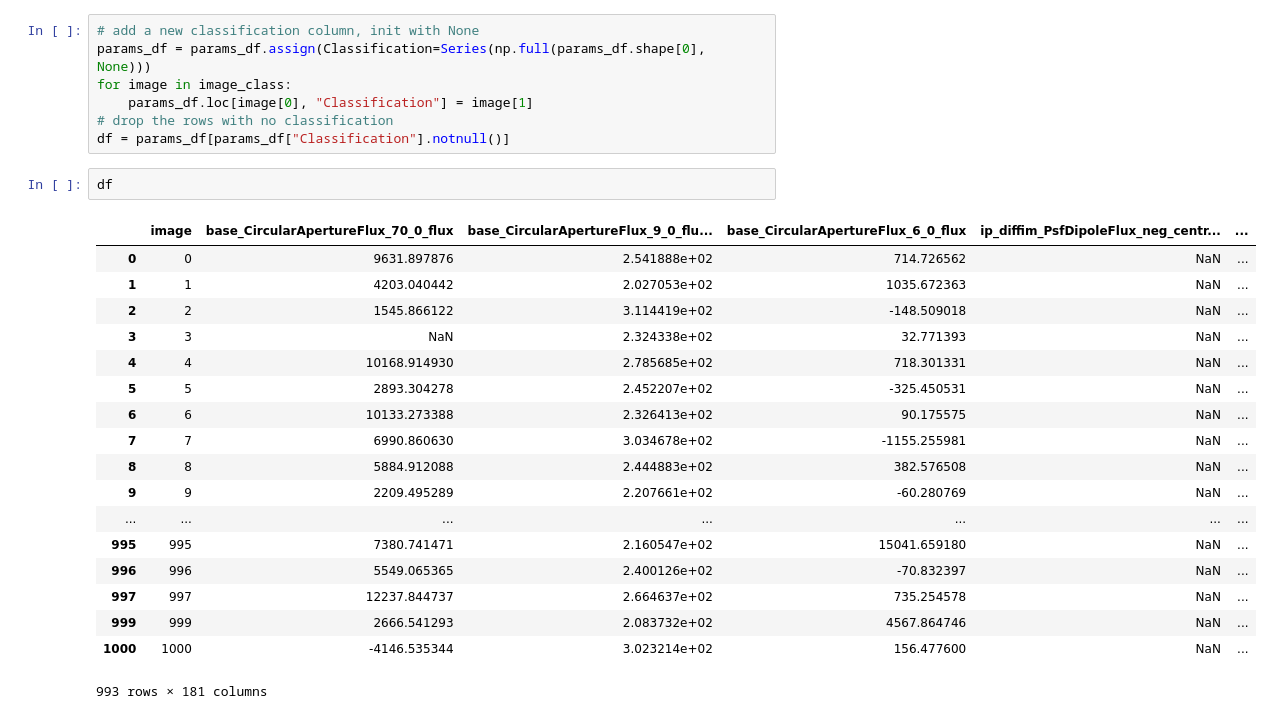
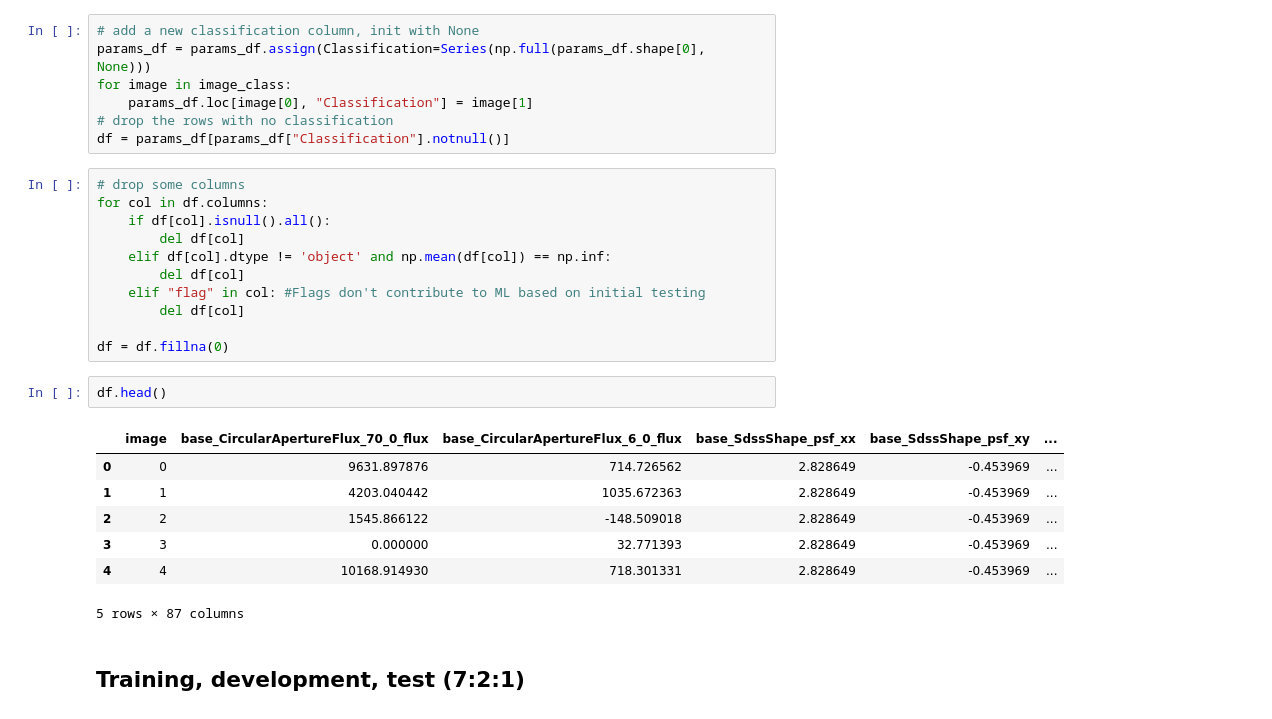
Before and after one commit to parejkoj/LSST-Zoo, a Jupyter notebook: ML/new_try.ipynb, the cells around one changed output. Drawn from its saved outputs; the diff is of its cells as text.

```diff
--- a/ML/new_try.ipynb
+++ b/ML/new_try.ipynb
@@ -40,24 +43,26 @@ for image in image_class:
     params_df.loc[image[0], "Classification"] = image[1]
 # drop the rows with no classification
 df = params_df[params_df["Classification"].notnull()]
+# %%
+# drop some columns
+for col in df.columns:
+    if df[col].isnull().all():
+        del df[col]
+    elif df[col].dtype != 'object' and np.mean(df[col]) == np.inf:
+        del df[col]
+    elif "flag" in col: #Flags don't contribute to ML based on initial testing
+        del df[col]
+
+df = df.fillna(0)
 # %%
-df
+df.head()
 # %% [output]
-|  | image | base_CircularApertureFlux_70_0_flux | base_CircularApertureFlux_9_0_flu... | base_CircularApertureFlux_6_0_flux | ip_diffim_PsfDipoleFlux_neg_centr... | ... |
-| 0 | 0 | 9631.897876 | 2.541888e+02 | 714.726562 | NaN | ... |
-| 1 | 1 | 4203.040442 | 2.027053e+02 | 1035.672363 | NaN | ... |
-| 2 | 2 | 1545.866122 | 3.114419e+02 | -148.509018 | NaN | ... |
-| 3 | 3 | NaN | 2.324338e+02 | 32.771393 | NaN | ... |
-| 4 | 4 | 10168.914930 | 2.785685e+02 | 718.301331 | NaN | ... |
-| 5 | 5 | 2893.304278 | 2.452207e+02 | -325.450531 | NaN | ... |
-| 6 | 6 | 10133.273388 | 2.326413e+02 | 90.175575 | NaN | ... |
-| 7 | 7 | 6990.860630 | 3.034678e+02 | -1155.255981 | NaN | ... |
-| 8 | 8 | 5884.912088 | 2.444883e+02 | 382.576508 | NaN | ... |
-| 9 | 9 | 2209.495289 | 2.207661e+02 | -60.280769 | NaN | ... |
-| ... | ... | ... | ... | ... | ... | ... |
-| 995 | 995 | 7380.741471 | 2.160547e+02 | 15041.659180 | NaN | ... |
-| 996 | 996 | 5549.065365 | 2.400126e+02 | -70.832397 | NaN | ... |
-| 997 | 997 | 12237.844737 | 2.664637e+02 | 735.254578 | NaN | ... |
-| 999 | 999 | 2666.541293 | 2.083732e+02 | 4567.864746 | NaN | ... |
-| 1000 | 1000 | -4146.535344 | 3.023214e+02 | 156.477600 | NaN | ... |
+|  | image | base_CircularApertureFlux_70_0_flux | base_CircularApertureFlux_6_0_flux | base_SdssShape_psf_xx | base_SdssShape_psf_xy | ... |
+| 0 | 0 | 9631.897876 | 714.726562 | 2.828649 | -0.453969 | ... |
+| 1 | 1 | 4203.040442 | 1035.672363 | 2.828649 | -0.453969 | ... |
+| 2 | 2 | 1545.866122 | -148.509018 | 2.828649 | -0.453969 | ... |
+| 3 | 3 | 0.000000 | 32.771393 | 2.828649 | -0.453969 | ... |
+| 4 | 4 | 10168.914930 | 718.301331 | 2.828649 | -0.453969 | ... |
-993 rows × 181 columns
+5 rows × 87 columns
+# %% [markdown]
+## Training, development, test (7:2:1)
```
Also changed, not shown: parts of 9 cells of this notebook.
